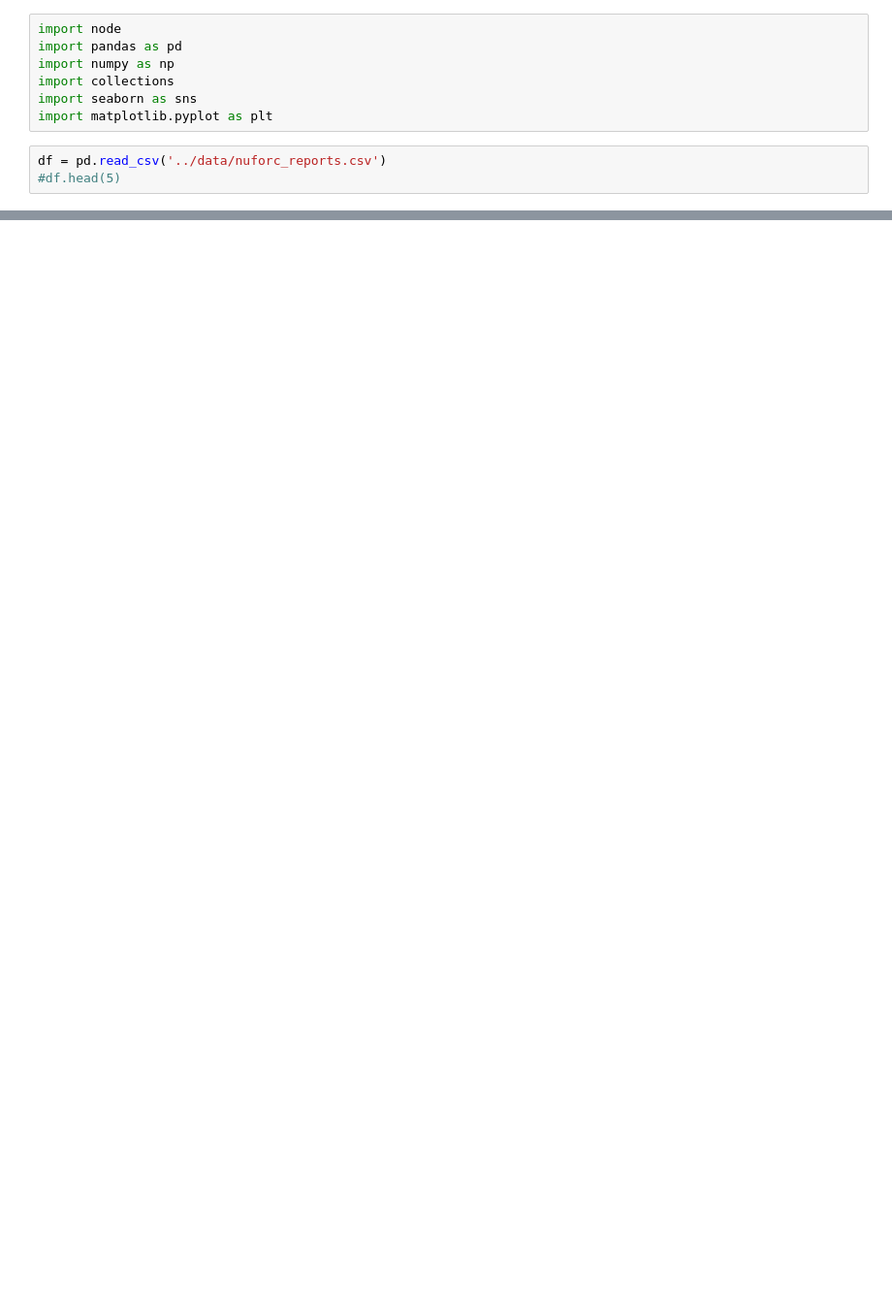
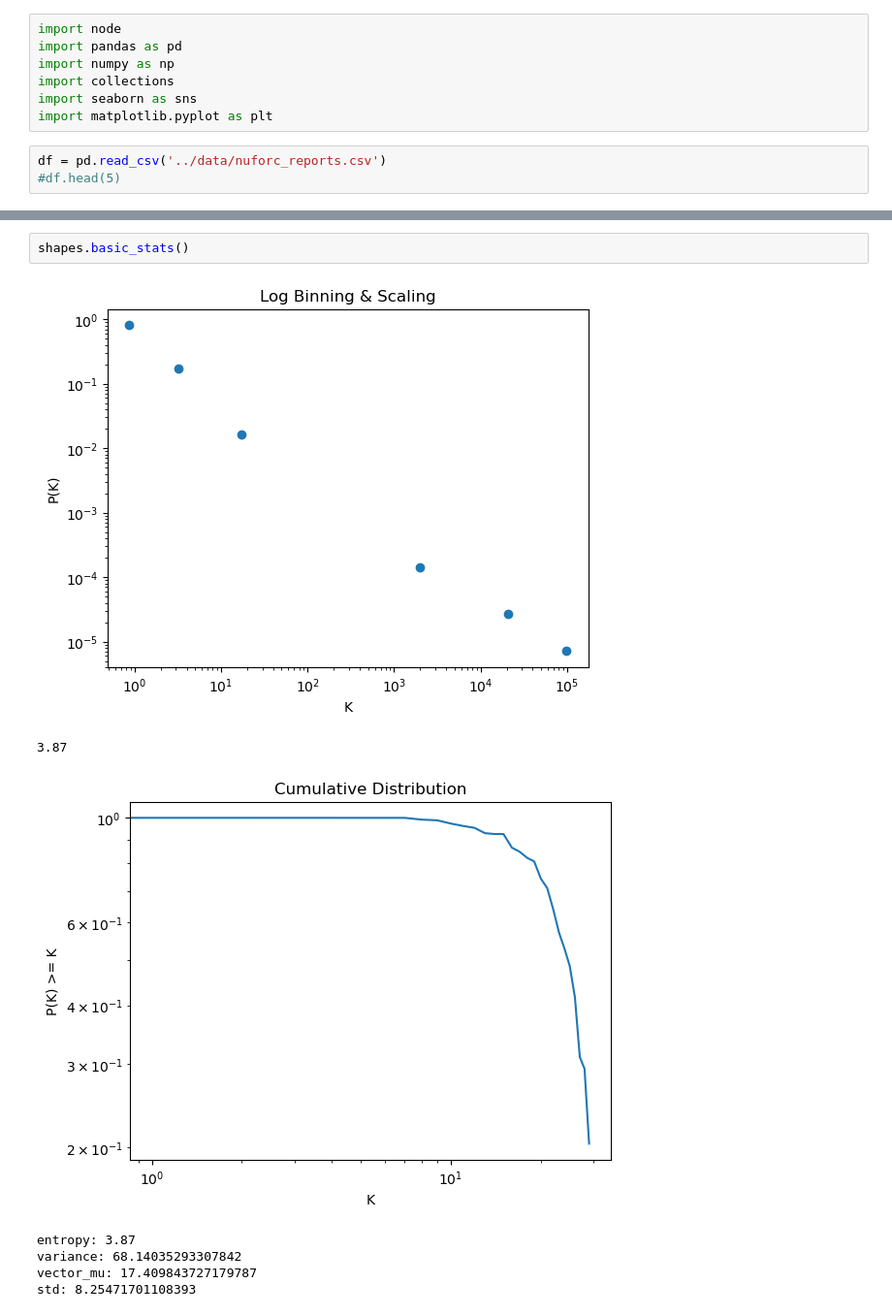
Before and after one commit to LilaShiba/generalized_model, a Jupyter notebook: ufo_research/notebooks/node.ipynb, the cells around one changed output, grey strips where cells are left out. Shown: that part at 97% size. Drawn from its saved outputs; the diff is of its cells as text; blank space fills up the shorter version.

```diff
--- a/ufo_research/notebooks/node.ipynb
+++ b/ufo_research/notebooks/node.ipynb
@@ -15 +16,11 @@ shapes = node.vect(list(df['shape']),True)
+# %%
+shapes.basic_stats()
+# %% [output]
+[figure, added]
+3.87
+[figure, added]
+entropy: 3.87
+variance: 68.14035293307842
+vector_mu: 17.409843727179787
+std: 8.25471701108393
 # %%
```
Also changed, not shown: parts of 8 cells of this notebook, 1 other file.
